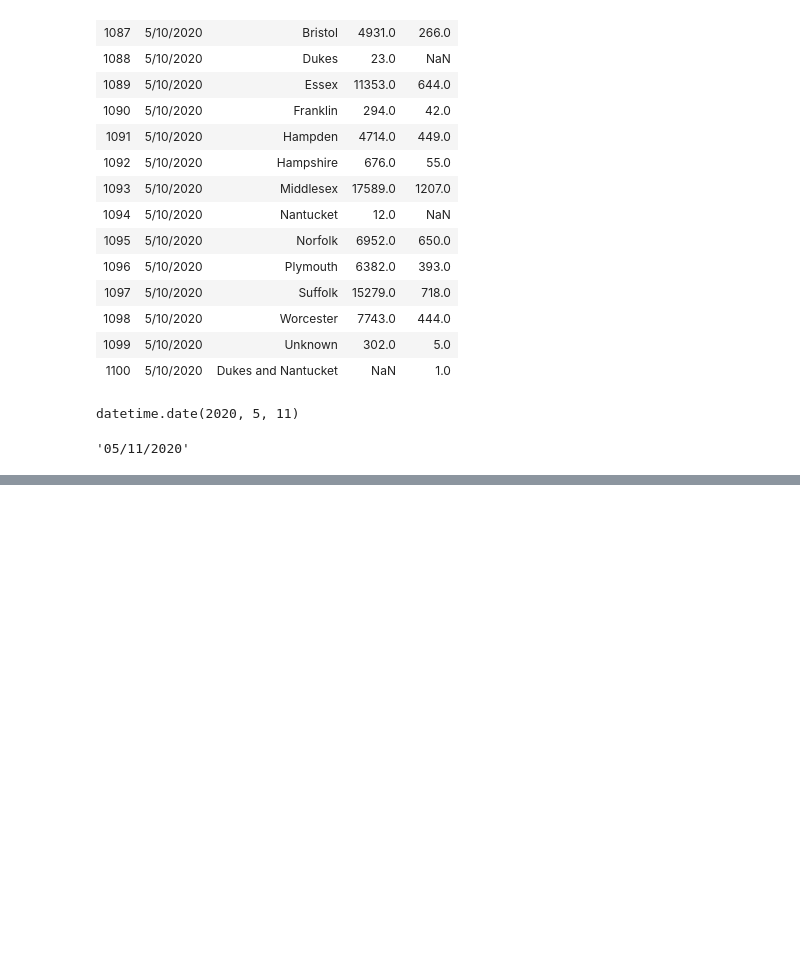
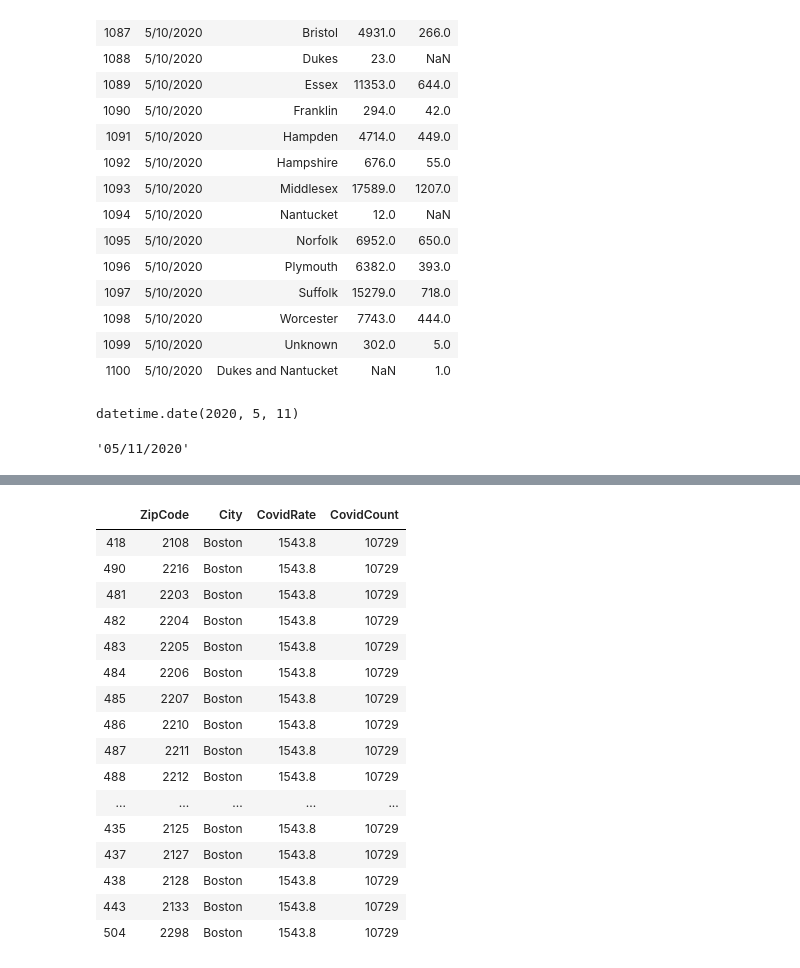
Before and after one commit to ChandraMaddikunta/eai6010-capstone, a Jupyter notebook: data_analysis/data_processing.ipynb, the cells around one changed output, grey strips where cells are left out. Saved outputs shown, nothing was run; the diff lists cells and outputs as text; code cells hidden in the pictures; blank space fills up the shorter version.

```diff
--- a/data_analysis/data_processing.ipynb
+++ b/data_analysis/data_processing.ipynb
@@ -426,0 +433,20 @@ X.describe()
+# %%
+X[X["City"] == "Boston"].sort_values(by="CovidRate", ascending=False)[["ZipCode", "City", "CovidRate", "CovidCount"]]
+# %% [output]
+|  | ZipCode | City | CovidRate | CovidCount |
+| 418 | 2108 | Boston | 1543.8 | 10729 |
+| 490 | 2216 | Boston | 1543.8 | 10729 |
+| 481 | 2203 | Boston | 1543.8 | 10729 |
+| 482 | 2204 | Boston | 1543.8 | 10729 |
+| 483 | 2205 | Boston | 1543.8 | 10729 |
+| 484 | 2206 | Boston | 1543.8 | 10729 |
+| 485 | 2207 | Boston | 1543.8 | 10729 |
+| 486 | 2210 | Boston | 1543.8 | 10729 |
+| 487 | 2211 | Boston | 1543.8 | 10729 |
+| 488 | 2212 | Boston | 1543.8 | 10729 |
+| ... | ... | ... | ... | ... |
+| 435 | 2125 | Boston | 1543.8 | 10729 |
+| 437 | 2127 | Boston | 1543.8 | 10729 |
+| 438 | 2128 | Boston | 1543.8 | 10729 |
+| 443 | 2133 | Boston | 1543.8 | 10729 |
+| 504 | 2298 | Boston | 1543.8 | 10729 |
```
Also changed, not shown: parts of 28 cells of this notebook, 24 other files.
